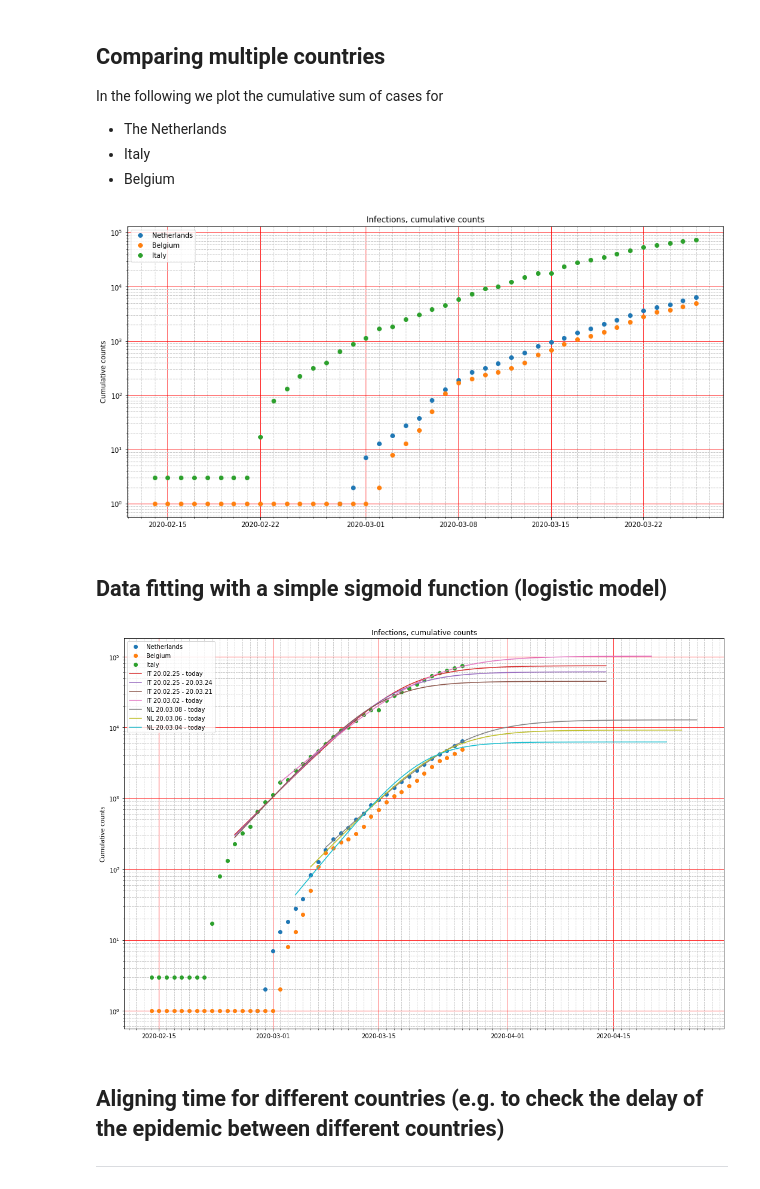
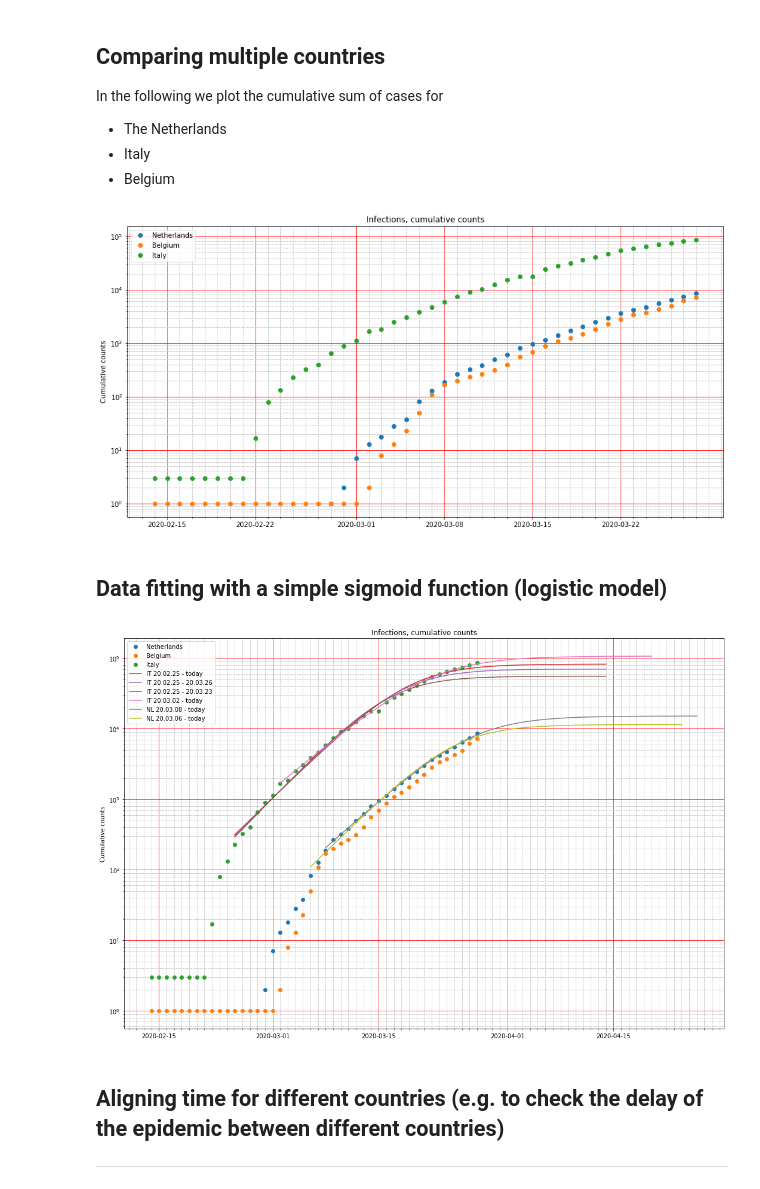
Before and after one commit to acorbe/covid19-analytics-NL-EU, a Jupyter notebook: Corona_stats.ipynb, the cells around one changed output. Saved outputs shown, nothing was run; the diff lists cells and outputs as text; code cells hidden in the pictures.

```diff
--- a/Corona_stats.ipynb
+++ b/Corona_stats.ipynb
@@ -29,8 +32,7 @@ The command below imports all data from ECDC european database
 
 Link: https://www.ecdc.europa.eu/en/publications-data/download-todays-data-geographic-distribution-covid-19-cases-worldwide
 # %%
-import pandas as pd
-date_to_import = "2020-03-26"
+date_to_import = "2020-03-28"
 
 df_orig = pd.read_excel("https://www.ecdc.europa.eu/sites/default/files/documents/COVID-19-geographic-disbtribution-worldwide-%s.xlsx"
                         % date_to_import)
@@ -39,12 +57,13 @@ df_orig = pd.read_excel("https://www.ecdc.europa.eu/sites/default/files/document
 
 The table is time-sorted and some utility columns are added
 # %%
+df_orig['DateRep'] = df_orig['dateRep']
 df = df_orig.sort_values(by = ['DateRep'])
 
 ## Renaming columns for convenience
-df['CountryExp'] = df['Countries and territories']
-df['NewConfCases'] = df['Cases']
-df['NewDeaths'] = df['Deaths']
+df['CountryExp'] = df['countriesAndTerritories']
+df['NewConfCases'] = df['cases']
+df['NewDeaths'] = df['deaths']
 
 ## Making a time column that start from 0 on 31-12-2019
 df['shifted_time'] = df.groupby('CountryExp').NewConfCases.transform(lambda x : np.arange(len(x)))
@@ -147,7 +162,7 @@ days = mdates.DayLocator()
 ax = plt.gca()
 ax.xaxis.set_minor_locator(days)
 # %% [output]
-[figure, old version]
+[figure, new version]
 # %% [markdown]
 ## Data fitting with a simple sigmoid function (logistic model)
 # %%
@@ -188,35 +203,35 @@ def fit_in_interval(one_country_ext,label='log-fit'):
   log_popt_log, log_pcov_log = opt.curve_fit( logflogistic
                                             , integers_
                                             , np.log(ydata)
                                             , p0=popt_log)
   days_with_future_int = np.arange(50)
   days_with_future = pd.Series([pd.Timedelta(days=x) for x in np.arange(50) ])
 
   plt.plot(days_with_future + one_country.DateRep.iloc[0]
           , np.exp(logflogistic(days_with_future_int, *log_popt_log)), label=label )
 
 it_time_columns = df.query("CountryExp == 'Italy'")[fit_first_day_it:].DateRep.dt.strftime("%y.%m.%d")
 fit_in_interval(df.query("CountryExp == 'Italy'")[fit_first_day_it:],label ='IT %s - today' % it_time_columns.iloc[0]) #,0,-1)
 fit_in_interval(df.query("CountryExp == 'Italy'")[fit_first_day_it:][:-3],label='IT %s - %s' % (it_time_columns.iloc[0],it_time_columns.iloc[-3]) )
 fit_in_interval(df.query("CountryExp == 'Italy'")[fit_first_day_it:][:-6],label='IT %s - %s' % (it_time_columns.iloc[0],it_time_columns.iloc[-6]))
 fit_in_interval(df.query("CountryExp == 'Italy'")[fit_first_day_it:][6:],label='IT %s - today' % it_time_columns.iloc[6])
 
 
 nl_time_columns = df.query("CountryExp == 'Netherlands'").DateRep.dt.strftime("%y.%m.%d")
 fit_in_interval(df.query("CountryExp == 'Netherlands'")[fit_first_day_nl:],label='NL %s - today' % nl_time_columns.iloc[fit_first_day_nl])
 fit_in_interval(df.query("CountryExp == 'Netherlands'")[fit_first_day_nl-2:],label='NL %s - today' % nl_time_columns.iloc[fit_first_day_nl-2])
-fit_in_interval(df.query("CountryExp == 'Netherlands'")[fit_first_day_nl-4:],label='NL %s - today' % nl_time_columns.iloc[fit_first_day_nl-4])
+#fit_in_interval(df.query("CountryExp == 'Netherlands'")[fit_first_day_nl-4:],label='NL %s - today' % nl_time_columns.iloc[fit_first_day_nl-4])
 
 plt.grid()
 plt.grid(b=True, which='minor')#, color='r', linestyle='--')
 plt.legend()
 plt.grid(b=True, which='minor', color='0.75', linestyle='--')
 plt.grid(b=True, which='major', color='red', linestyle='-')
 days = mdates.DayLocator()
 ax = plt.gca()
 ax.xaxis.set_minor_locator(days)
 # %% [output]
-[figure, old version]
+[figure, new version]
 # %% [markdown]
 ## Aligning time for different countries (e.g. to check the delay of the epidemic between different countries)
 
```
Also changed, not shown: parts of 11 cells of this notebook.
